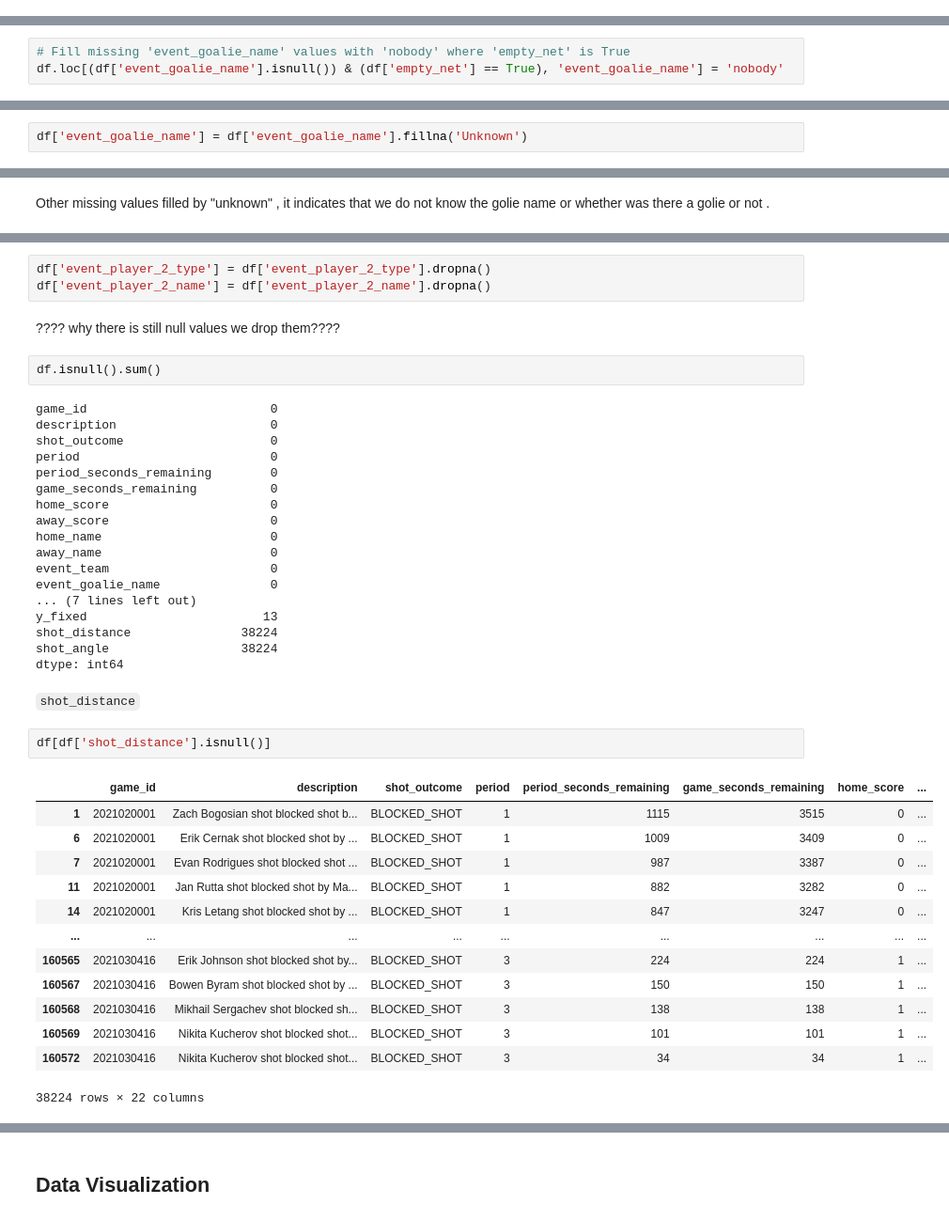
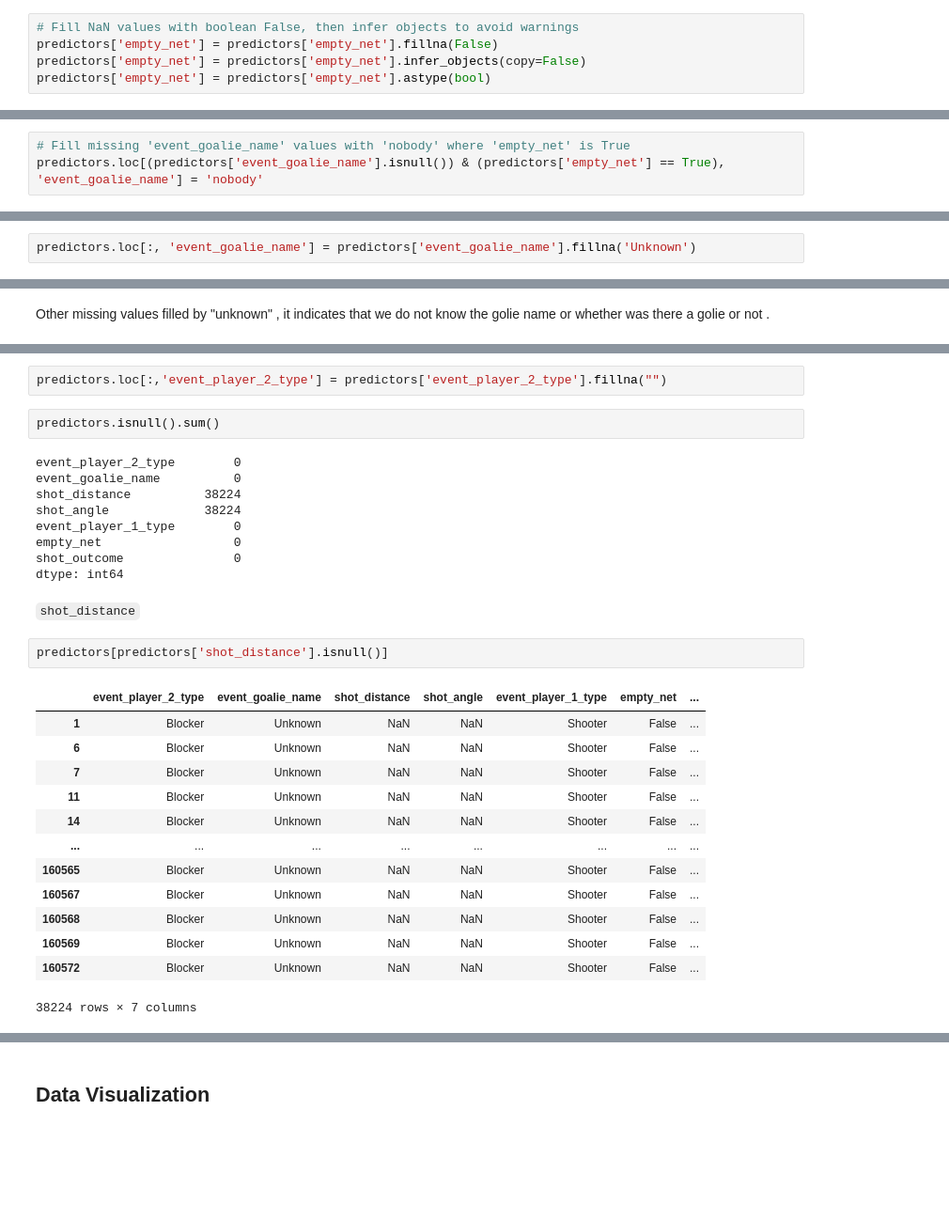
Before and after one commit to nursahhhh/AIN311CourseProject, a Jupyter notebook: AIN311_Project.ipynb, the cells around one changed output, grey strips where cells are left out. Shown at 94% size. Cells and saved outputs as stored; diff of their text form; blank space fills up the shorter version.

```diff
--- a/AIN311_Project.ipynb
+++ b/AIN311_Project.ipynb
@@ -342,0 +348,5 @@ important_features = ['event_player_2_type','event_goalie_name','shot_distance'
+# %%
+# Fill NaN values with boolean False, then infer objects to avoid warnings
+predictors['empty_net'] = predictors['empty_net'].fillna(False)
+predictors['empty_net'] = predictors['empty_net'].infer_objects(copy=False)
+predictors['empty_net'] = predictors['empty_net'].astype(bool)
@@ -385,4 +406,4 @@ Out of 71,526 instances, 517 missing `event_goalie_name` values indicate situati
 # %%
 # Fill missing 'event_goalie_name' values with 'nobody' where 'empty_net' is True
-df.loc[(df['event_goalie_name'].isnull()) & (df['empty_net'] == True), 'event_goalie_name'] = 'nobody'
+predictors.loc[(predictors['event_goalie_name'].isnull()) & (predictors['empty_net'] == True), 'event_goalie_name'] = 'nobody'
 # %%
@@ -392,5 +420,5 @@ df['event_goalie_name'].isnull().sum()
 # %% [markdown]
 517 of missing values was handled. by "nobody" label which indicates nobody save net.
 # %%
-df['event_goalie_name'] = df['event_goalie_name'].fillna('Unknown')
+predictors.loc[:, 'event_goalie_name'] = predictors['event_goalie_name'].fillna('Unknown')
 # %%
@@ -455,43 +448,31 @@ Given that only 306 values are missing, which is a small proportion of the datas
-# %%
-df['event_player_2_type'] = df['event_player_2_type'].dropna()
-df['event_player_2_name'] = df['event_player_2_name'].dropna()
-# %% [markdown]
-???? why there is still null values we drop them????
+# %%
+predictors.loc[:,'event_player_2_type'] = predictors['event_player_2_type'].fillna("")
 # %%
-df.isnull().sum()
+predictors.isnull().sum()
 # %% [output]
-game_id                         0
-description                     0
-shot_outcome                    0
-period                          0
-period_seconds_remaining        0
-game_seconds_remaining          0
-home_score                      0
-away_score                      0
-home_name                       0
-away_name                       0
-event_team                      0
-event_goalie_name               0
-... (7 lines left out)
-y_fixed                        13
-shot_distance               38224
-shot_angle                  38224
+event_player_2_type        0
+event_goalie_name          0
+shot_distance          38224
+shot_angle             38224
+event_player_1_type        0
+empty_net                  0
+shot_outcome               0
 dtype: int64
 # %% [markdown]
 `shot_distance`
 # %%
-df[df['shot_distance'].isnull()]
+predictors[predictors['shot_distance'].isnull()]
 # %% [output]
-|  | game_id | description | shot_outcome | period | period_seconds_remaining | game_seconds_remaining | home_score | ... |
-| 1 | 2021020001 | Zach Bogosian shot blocked shot b... | BLOCKED_SHOT | 1 | 1115 | 3515 | 0 | ... |
-| 6 | 2021020001 | Erik Cernak shot blocked shot by ... | BLOCKED_SHOT | 1 | 1009 | 3409 | 0 | ... |
-| 7 | 2021020001 | Evan Rodrigues shot blocked shot ... | BLOCKED_SHOT | 1 | 987 | 3387 | 0 | ... |
-| 11 | 2021020001 | Jan Rutta shot blocked shot by Ma... | BLOCKED_SHOT | 1 | 882 | 3282 | 0 | ... |
-| 14 | 2021020001 | Kris Letang shot blocked shot by ... | BLOCKED_SHOT | 1 | 847 | 3247 | 0 | ... |
-| ... | ... | ... | ... | ... | ... | ... | ... | ... |
-| 160565 | 2021030416 | Erik Johnson shot blocked shot by... | BLOCKED_SHOT | 3 | 224 | 224 | 1 | ... |
-| 160567 | 2021030416 | Bowen Byram shot blocked shot by ... | BLOCKED_SHOT | 3 | 150 | 150 | 1 | ... |
-| 160568 | 2021030416 | Mikhail Sergachev shot blocked sh... | BLOCKED_SHOT | 3 | 138 | 138 | 1 | ... |
-| 160569 | 2021030416 | Nikita Kucherov shot blocked shot... | BLOCKED_SHOT | 3 | 101 | 101 | 1 | ... |
-| 160572 | 2021030416 | Nikita Kucherov shot blocked shot... | BLOCKED_SHOT | 3 | 34 | 34 | 1 | ... |
+|  | event_player_2_type | event_goalie_name | shot_distance | shot_angle | event_player_1_type | empty_net | ... |
+| 1 | Blocker | Unknown | NaN | NaN | Shooter | False | ... |
+| 6 | Blocker | Unknown | NaN | NaN | Shooter | False | ... |
+| 7 | Blocker | Unknown | NaN | NaN | Shooter | False | ... |
+| 11 | Blocker | Unknown | NaN | NaN | Shooter | False | ... |
+| 14 | Blocker | Unknown | NaN | NaN | Shooter | False | ... |
+| ... | ... | ... | ... | ... | ... | ... | ... |
+| 160565 | Blocker | Unknown | NaN | NaN | Shooter | False | ... |
+| 160567 | Blocker | Unknown | NaN | NaN | Shooter | False | ... |
+| 160568 | Blocker | Unknown | NaN | NaN | Shooter | False | ... |
+| 160569 | Blocker | Unknown | NaN | NaN | Shooter | False | ... |
+| 160572 | Blocker | Unknown | NaN | NaN | Shooter | False | ... |
-38224 rows × 22 columns
+38224 rows × 7 columns
```
Also changed, not shown: parts of 88 cells of this notebook.
